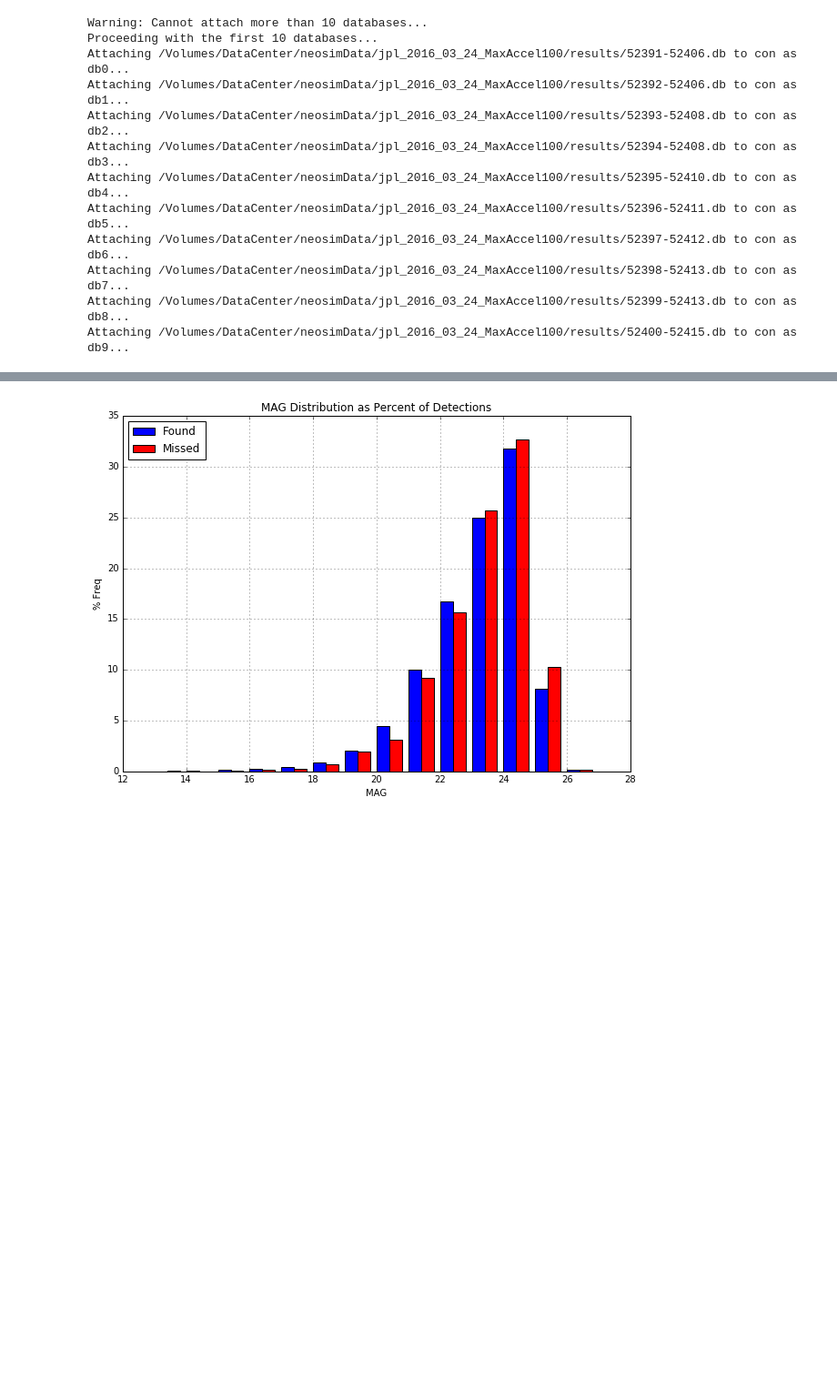
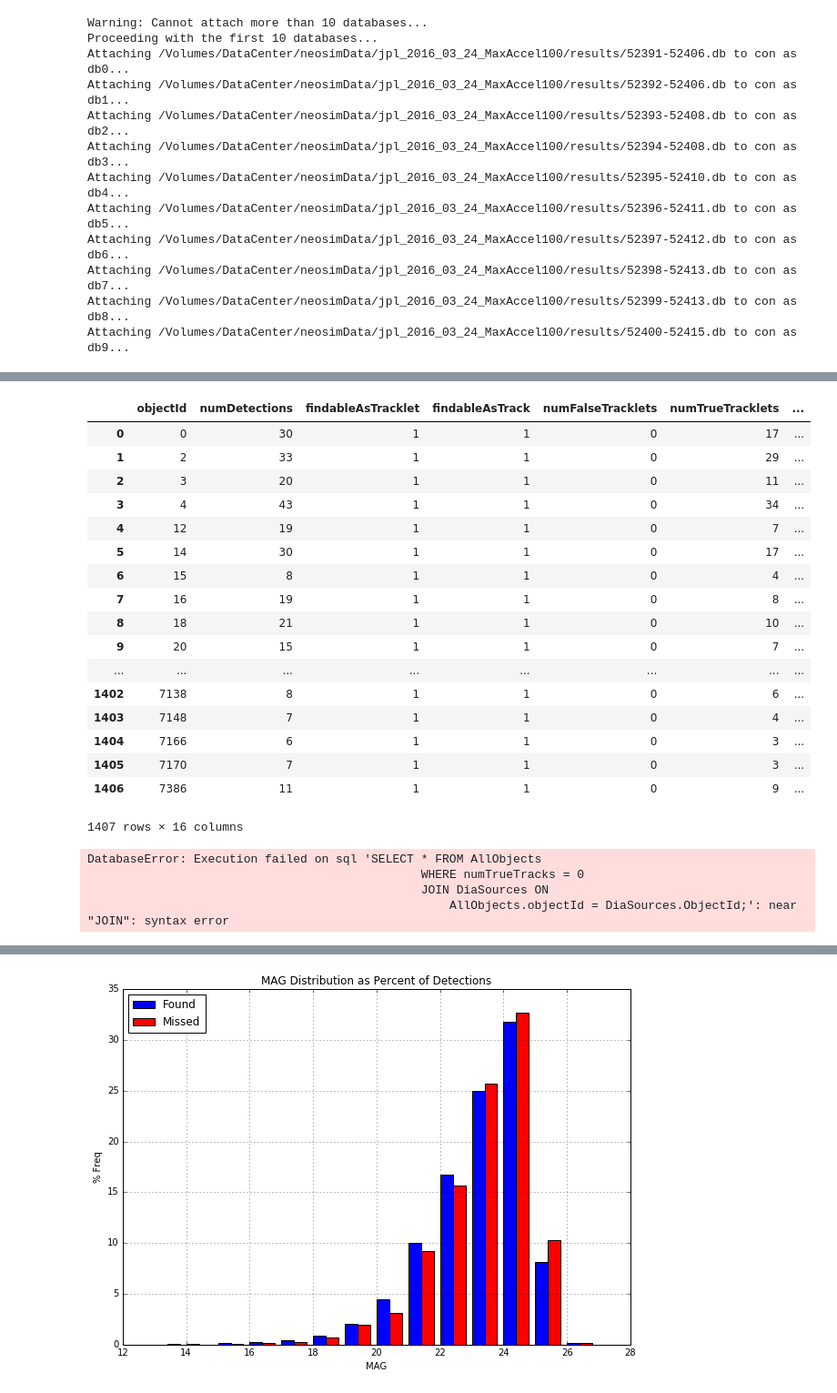
Before and after one commit to moeyensj/NEOsim, a Jupyter notebook: notebooks/jplAnalysisDebug_Development.ipynb, the cells around one changed output, grey strips where cells are left out. Shown at 91% size. Cells and saved outputs as stored; diff of their text form; code cells hidden in the pictures; blank space fills up the shorter version.

```diff
--- a/notebooks/jplAnalysisDebug_Development.ipynb
+++ b/notebooks/jplAnalysisDebug_Development.ipynb
@@ -54,3 +104,31 @@ Attaching /Volumes/DataCenter/neosimData/jpl_2016_03_24_MaxAccel100/results/5240
+# %%
+MopsDatabase.findFoundObjects(con)
+# %% [output]
+|  | objectId | numDetections | findableAsTracklet | findableAsTrack | numFalseTracklets | numTrueTracklets | ... |
+| 0 | 0 | 30 | 1 | 1 | 0 | 17 | ... |
+| 1 | 2 | 33 | 1 | 1 | 0 | 29 | ... |
+| 2 | 3 | 20 | 1 | 1 | 0 | 11 | ... |
+| 3 | 4 | 43 | 1 | 1 | 0 | 34 | ... |
+| 4 | 12 | 19 | 1 | 1 | 0 | 7 | ... |
+| 5 | 14 | 30 | 1 | 1 | 0 | 17 | ... |
+| 6 | 15 | 8 | 1 | 1 | 0 | 4 | ... |
+| 7 | 16 | 19 | 1 | 1 | 0 | 8 | ... |
+| 8 | 18 | 21 | 1 | 1 | 0 | 10 | ... |
+| 9 | 20 | 15 | 1 | 1 | 0 | 7 | ... |
+| ... | ... | ... | ... | ... | ... | ... | ... |
+| 1402 | 7138 | 8 | 1 | 1 | 0 | 6 | ... |
+| 1403 | 7148 | 7 | 1 | 1 | 0 | 4 | ... |
+| 1404 | 7166 | 6 | 1 | 1 | 0 | 3 | ... |
+| 1405 | 7170 | 7 | 1 | 1 | 0 | 3 | ... |
+| 1406 | 7386 | 11 | 1 | 1 | 0 | 9 | ... |
+1407 rows × 16 columns
+# %%
+MopsDatabase.findMissedObjectsDetections(con)
+# %% [output]
+DatabaseError: Execution failed on sql 'SELECT * FROM AllObjects
+                                               WHERE numTrueTracks = 0
+                                               JOIN DiaSources ON
+                                                   AllObjects.objectId = DiaSources.ObjectId;': near "JOIN": syntax error
 # %%
 missed_objects = pd.read_sql("""SELECT objectId FROM AllObjects
                                     WHERE findableAsTrack = 1
```
Also changed, not shown: parts of 7 cells of this notebook.
